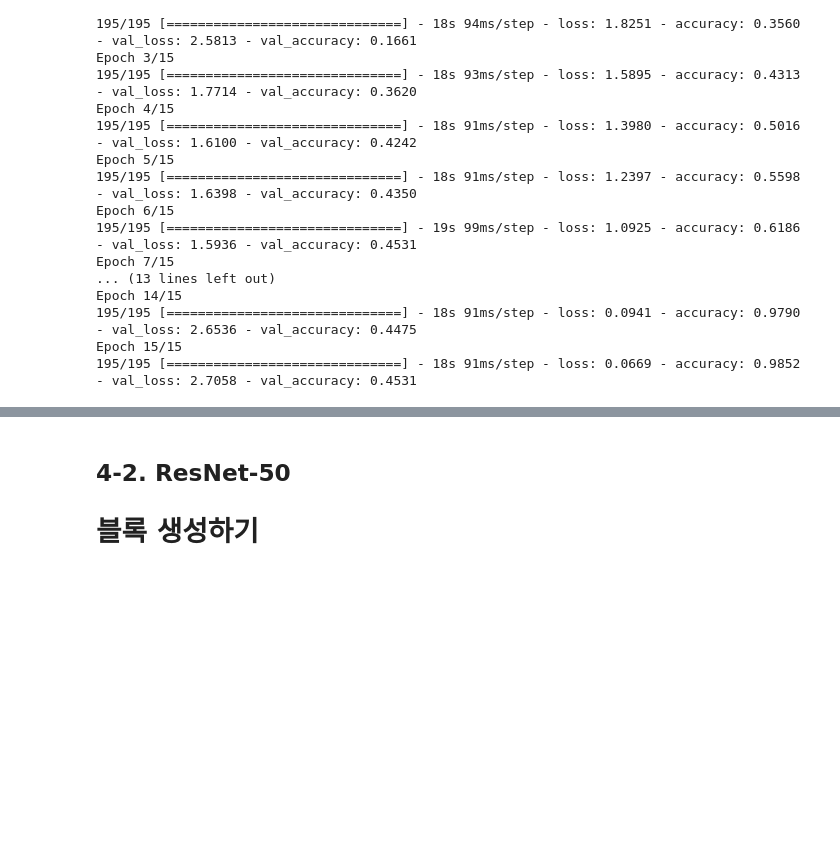
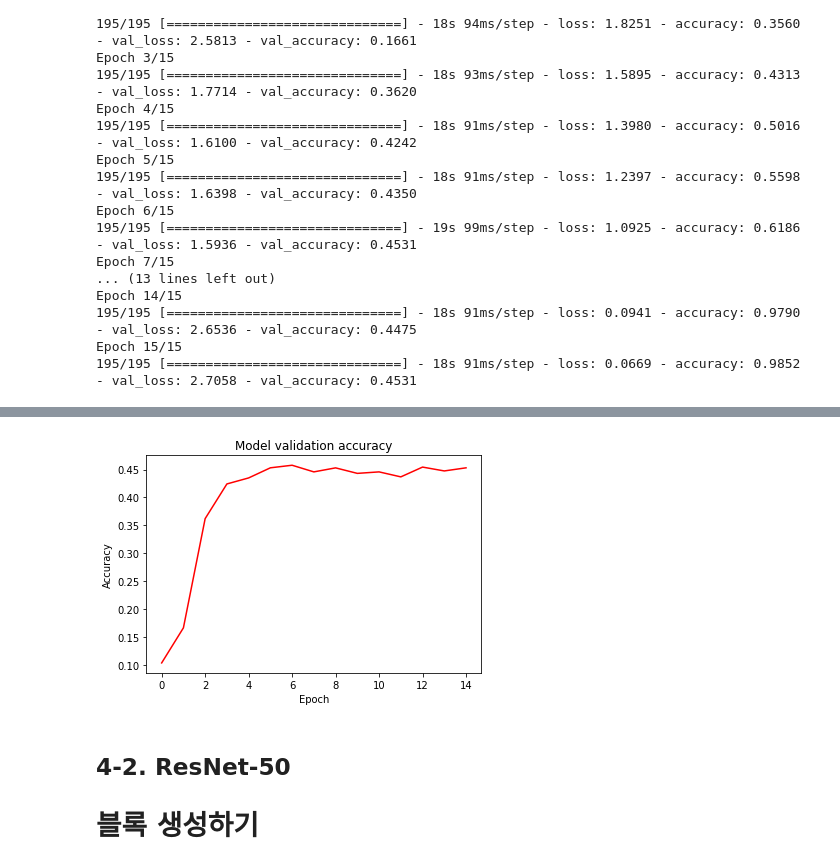
Before and after one commit to Nega0619/Aiffel_Submitted_Exploration_nodes, a Jupyter notebook: CV_GoindDeeper_02_ResNet_Ablation_Study.ipynb, the cells around one changed output, grey strips where cells are left out. Cells and saved outputs as stored; diff of their text form; code cells hidden in the pictures; blank space fills up the shorter version.

```diff
--- a/CV_GoindDeeper_02_ResNet_Ablation_Study.ipynb
+++ b/CV_GoindDeeper_02_ResNet_Ablation_Study.ipynb
@@ -687,3 +695,11 @@ Epoch 15/15
+# %%
+plt.plot(history_resnet34.history['val_accuracy'], 'r')
+plt.title('Model validation accuracy')
+plt.ylabel('Accuracy')
+plt.xlabel('Epoch')
+plt.show()
+# %% [output]
+[figure, added]
 # %% [markdown]
 ## 4-2. ResNet-50
 
```
Also changed, not shown: parts of 1 cell of this notebook.
